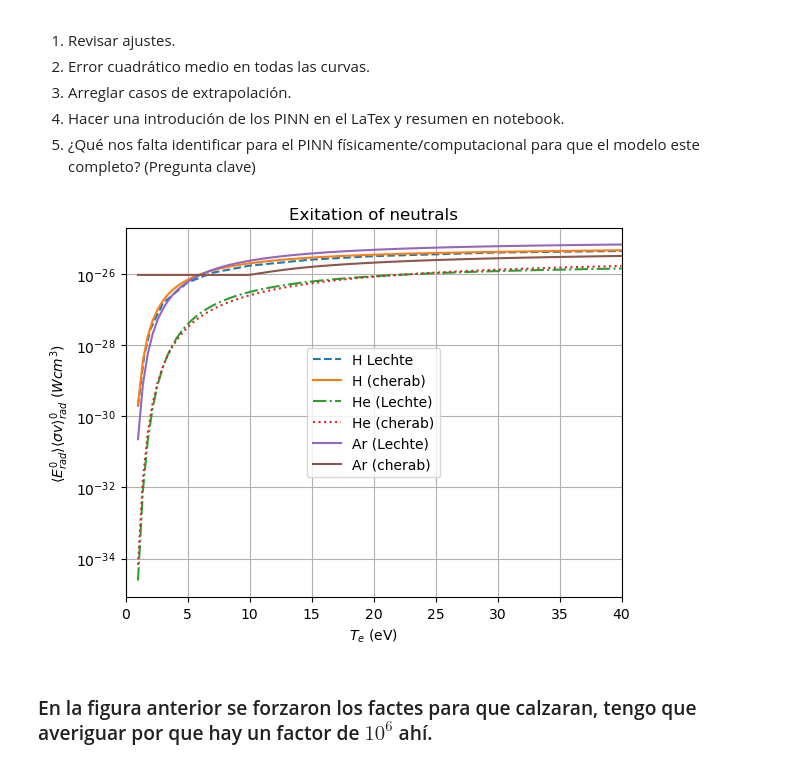
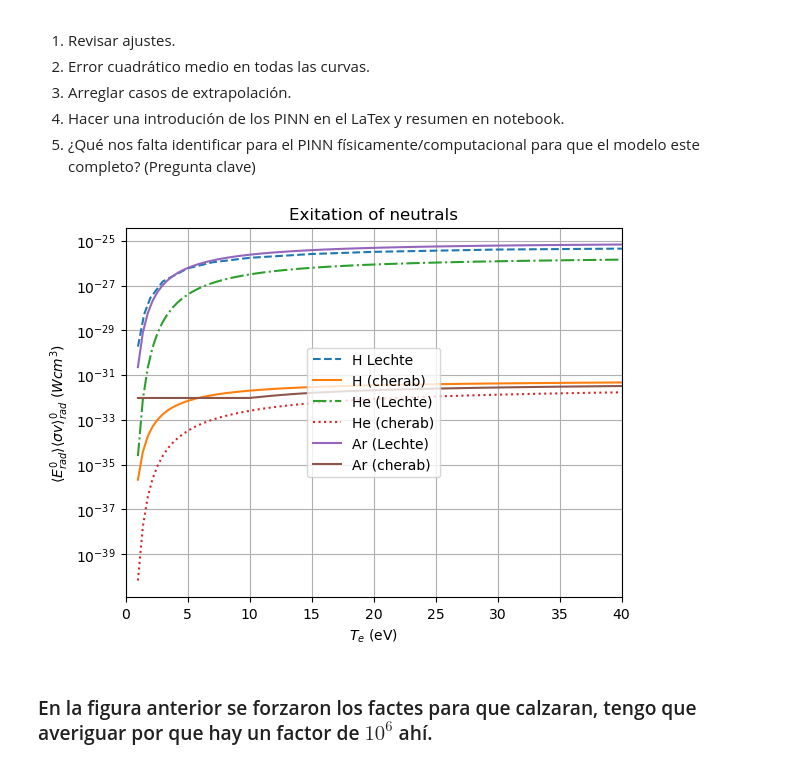
Before and after one commit to Aaron299792/Balance-Global-de-Potencia, a Jupyter notebook: notebook/Proyecto_GPB.ipynb, the cells around one changed output. Saved outputs shown, nothing was run; the diff lists cells and outputs as text; code cells hidden in the pictures.

```diff
--- a/notebook/Proyecto_GPB.ipynb
+++ b/notebook/Proyecto_GPB.ipynb
@@ -74,37 +74,37 @@ h_rec_rate = np.array([ h_rec.evaluate(1e19, T ) for T in T_array])
 
 h_rad0 = adas.line_radiated_power_rate(hydrogen,0)
 h_rad0_rate = np.array([ h_rad0.evaluate(1e19, T ) for T in T_array])
 
 he_rad0 = adas.line_radiated_power_rate(helium,0)
 he_rad0_rate = np.array([ he_rad0.evaluate(1e19, T ) for T in T_array])
 
 ar_rad0 = adas.line_radiated_power_rate(argon, 0)
 ar_rad0_rate = np.array([ ar_rad0.evaluate(1e19, T ) for T in T_array])
 
 he_radi = adas.line_radiated_power_rate(helium,1)
 he_radi_rate = np.array([ he_rad0.evaluate(1e19, T ) for T in T_array])
 
 ar_radi = adas.line_radiated_power_rate(argon, 1)
 ar_radi_rate = np.array([ ar_rad0.evaluate(1e19, T ) for T in T_array])
 
 coeffs_ion = pl.read_csv('coeff_rad0.csv').to_numpy()
 
 plt.plot(Te, EsigmavH_rad,'--', label='H Lechte')
-plt.plot(T_array, 1e6*h_rad0_rate, label= 'H (cherab)')
+plt.plot(T_array, h_rad0_rate, label= 'H (cherab)')
 plt.plot(T_array, Esigmav(T_array, E_rad[0] , coeffs_ion[:,0])*conv_fact, '-.',label='He (Lechte)');
-plt.plot(T_array, 1e6*he_rad0_rate, ':',label='He (cherab)');
+plt.plot(T_array, he_rad0_rate, ':',label='He (cherab)');
 plt.plot(T_array, Esigmav(T_array, E_rad[1], coeffs_ion[:,1])*conv_fact, label='Ar (Lechte)');
-plt.plot(T_array, 1e6*ar_rad0_rate,label='Ar (cherab)');
+plt.plot(T_array, ar_rad0_rate,label='Ar (cherab)');
 plt.yscale('log')
 plt.xlabel(r'$T_e$ (eV)')
 plt.title('Exitation of neutrals')
 plt.xlim([0,40])
 #plt.ylim([1e-30,1e-25])
 plt.ylabel(r'$\langle E_{rad}^0 \rangle\langle \sigma v \rangle_{rad}^0$ ($W cm^3$)');
 plt.legend(loc='center');
 plt.grid(True)
 # %% [output]
-[figure, old version]
+[figure, new version]
 # %% [markdown]
 ### En la figura anterior se forzaron los factes para que calzaran, tengo que averiguar por que hay un factor de $10^6$ ahí.
 # %%
```
Also changed, not shown: parts of 11 cells of this notebook.
